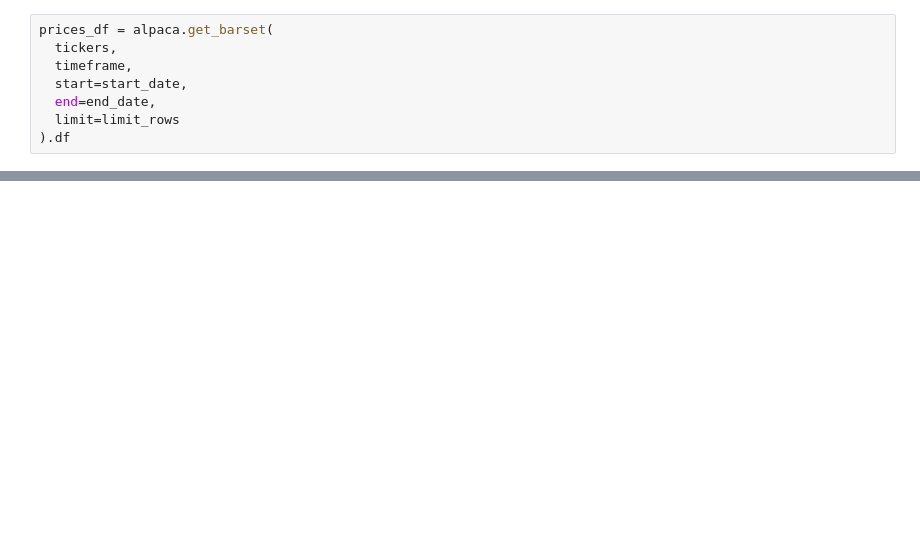
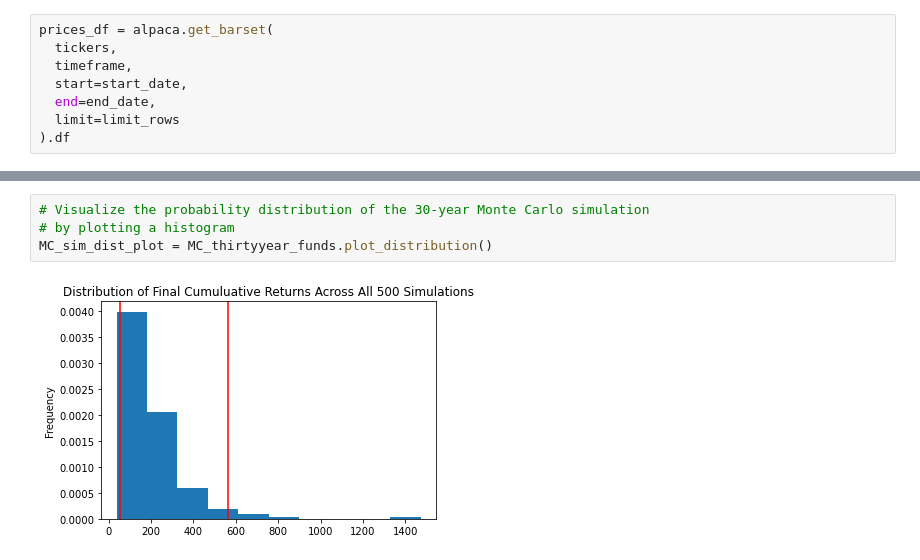
Before and after one commit to RJGiannini/Golden-Years, a Jupyter notebook: simulations.ipynb, the cells around one changed output, grey strips where cells are left out. Drawn from its saved outputs; the diff is of its cells as text; blank space fills up the shorter version.

```diff
--- a/simulations.ipynb
+++ b/simulations.ipynb
@@ -526,0 +696,6 @@ display(prices_df.tail())
+# %%
+# Visualize the probability distribution of the 30-year Monte Carlo simulation
+# by plotting a histogram
+MC_sim_dist_plot = MC_thirtyyear_funds.plot_distribution()
+# %% [output]
+[figure, added]
```
Also changed, not shown: parts of 45 cells of this notebook, 1 other file.
